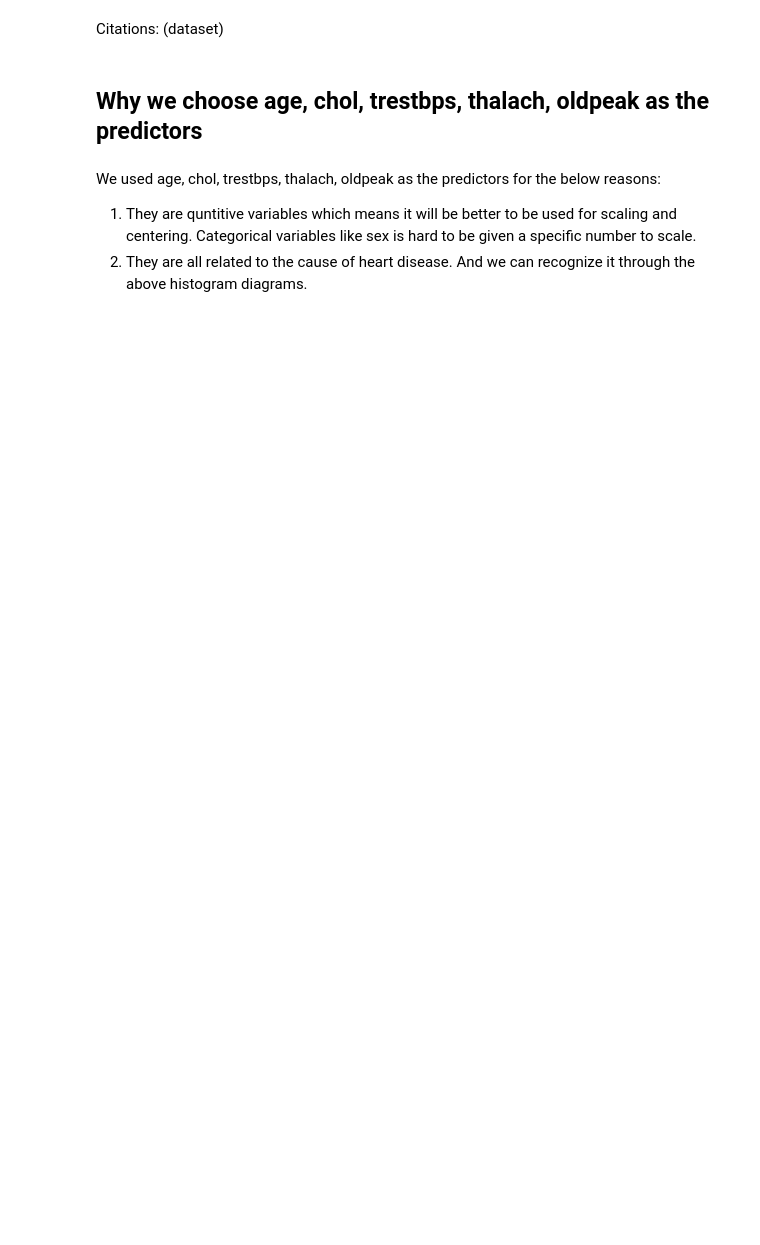
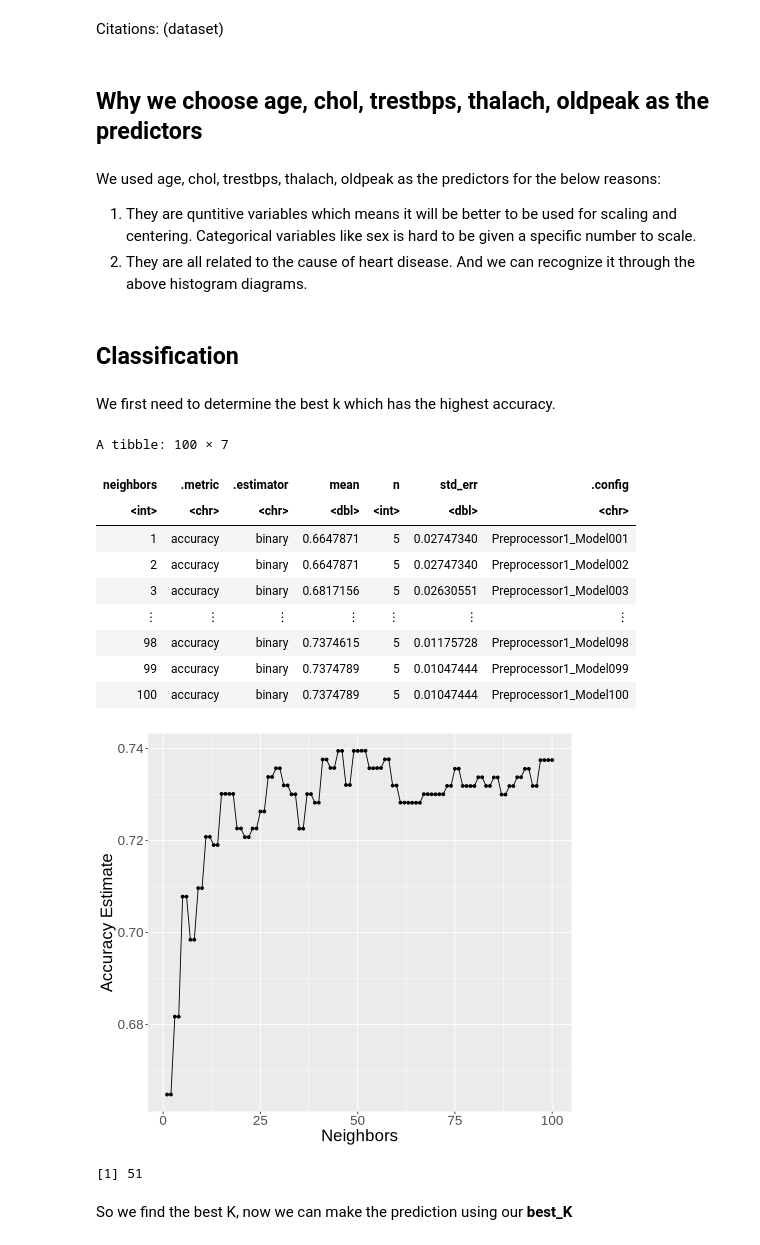
Before and after one commit to Dangel02/heartdisease_dataset, a Jupyter notebook: methods by Sam.ipynb, the cells around one changed output. Cells and saved outputs as stored; diff of their text form; code cells hidden in the pictures; blank space fills up the shorter version.

Commit message:
Add classification for "methods" part

```diff
--- a/methods by Sam.ipynb
+++ b/methods by Sam.ipynb
@@ -279,3 +279,61 @@ We used age, chol, trestbps, thalach, oldpeak as the predictors for the below re
 1. They are quntitive variables which means it will be better to be used for scaling and centering. Categorical variables like sex is hard to be given a specific number to
    scale.
 2. They are all related to the cause of heart disease. And we can recognize it through the above histogram diagrams.
+# %% [markdown]
+## Classification
+# %% [markdown]
+We first need to determine the best k which has the highest accuracy.
+# %%
+# create recipe and model to determine the best K
+set.seed(1234)
+heart_recipe <- recipe(num ~ age + trestbps + chol + thalach + oldpeak, data = heart_train) |>
+    step_scale(all_predictors()) |>
+    step_center(all_predictors())
+
+knn_tune <- nearest_neighbor(neighbors = tune(), weight_func = "rectangular") |>
+    set_engine("kknn") |>
+    set_mode("classification")
+
+heart_vfold <- vfold_cv(data = heart_train, v = 5, strata = num)
+
+heart_metric <- workflow() |>
+    add_recipe(heart_recipe) |>
+    add_model(knn_tune) |>
+    tune_grid(resamples = heart_vfold, grid = tibble(neighbors = seq(from = 1, to = 100))) |>
+    collect_metrics() |>
+    filter(.metric == "accuracy")
+# %%
+options(repr.plot.width =8)
+set.seed(1234)
+cross_val_plot <- heart_metric |>
+    ggplot(aes(x = neighbors, y = mean))+
+    geom_point()+
+    geom_line()+
+    labs(x = "Neighbors", y = "Accuracy Estimate")+
+    theme(text = element_text(size = 20))
+
+heart_metric
+cross_val_plot
+# %% [output]
+A tibble: 100 × 7
+| neighbors | .metric | .estimator | mean | n | std_err | .config |
+| <int> | <chr> | <chr> | <dbl> | <int> | <dbl> | <chr> |
+| 1 | accuracy | binary | 0.6647871 | 5 | 0.02747340 | Preprocessor1_Model001 |
+| 2 | accuracy | binary | 0.6647871 | 5 | 0.02747340 | Preprocessor1_Model002 |
+| 3 | accuracy | binary | 0.6817156 | 5 | 0.02630551 | Preprocessor1_Model003 |
+| ⋮ | ⋮ | ⋮ | ⋮ | ⋮ | ⋮ | ⋮ |
+| 98 | accuracy | binary | 0.7374615 | 5 | 0.01175728 | Preprocessor1_Model098 |
+| 99 | accuracy | binary | 0.7374789 | 5 | 0.01047444 | Preprocessor1_Model099 |
+| 100 | accuracy | binary | 0.7374789 | 5 | 0.01047444 | Preprocessor1_Model100 |
+[figure, added]
+# %%
+best_k <- heart_metric |>
+    arrange(desc(mean)) |>
+    slice(1) |>
+    select(neighbors) |>
+    pull()
+best_k
+# %% [output]
+[1] 51
+# %% [markdown]
+So we find the best K, now we can make the prediction using our **best_K**
```
Also changed, not shown: parts of 8 cells of this notebook.
